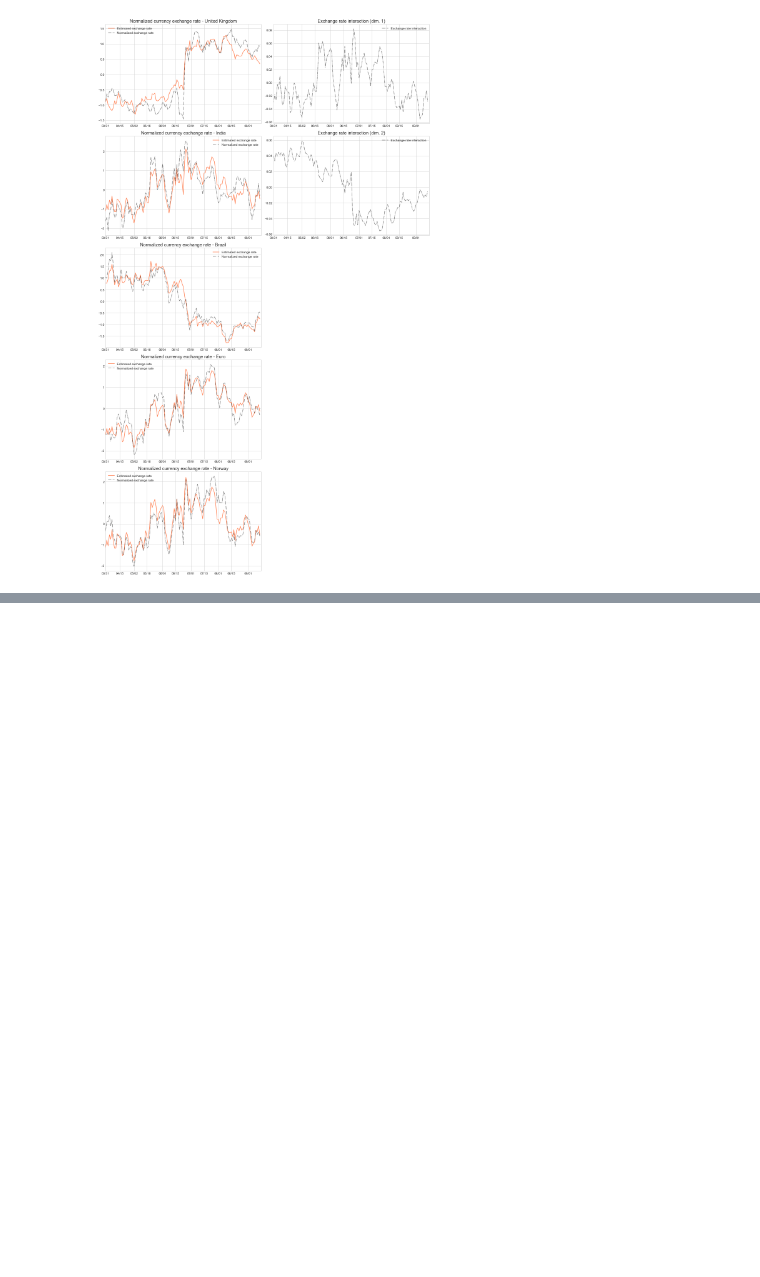
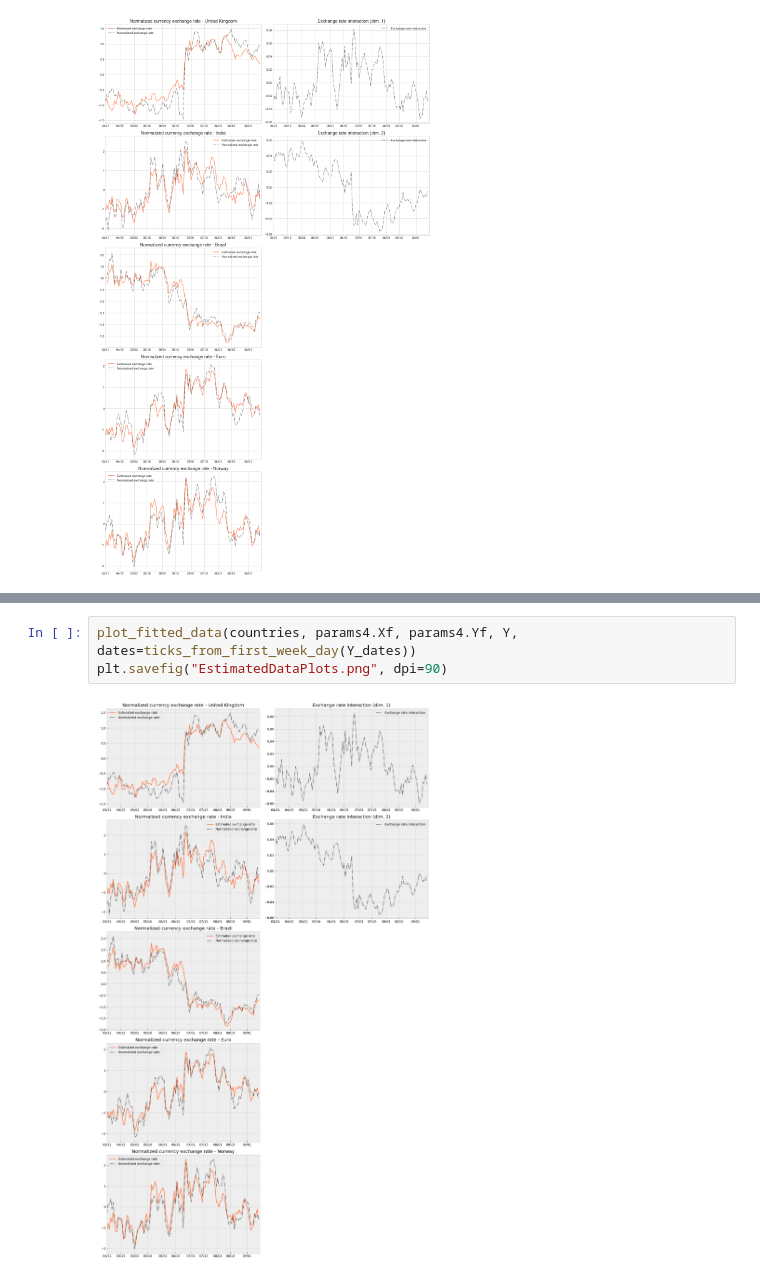
Before and after one commit to marcoapintoo/kalman, a Jupyter notebook: doc/currency_exchange/CurrencyRatesExample.ipynb, the cells around one changed output, grey strips where cells are left out. Drawn from its saved outputs; the diff is of its cells as text; blank space fills up the shorter version.

```diff
--- a/doc/currency_exchange/CurrencyRatesExample.ipynb
+++ b/doc/currency_exchange/CurrencyRatesExample.ipynb
@@ -680,0 +807,5 @@ plot_fitted_data(countries, params4.Xs, params4.Ys, Y, dates=ticks_from_first_we
+# %%
+plot_fitted_data(countries, params4.Xf, params4.Yf, Y, dates=ticks_from_first_week_day(Y_dates))
+plt.savefig("EstimatedDataPlots.png", dpi=90)
+# %% [output]
+[figure, added]
```
Also changed, not shown: parts of 9 cells of this notebook, 5 other files.
